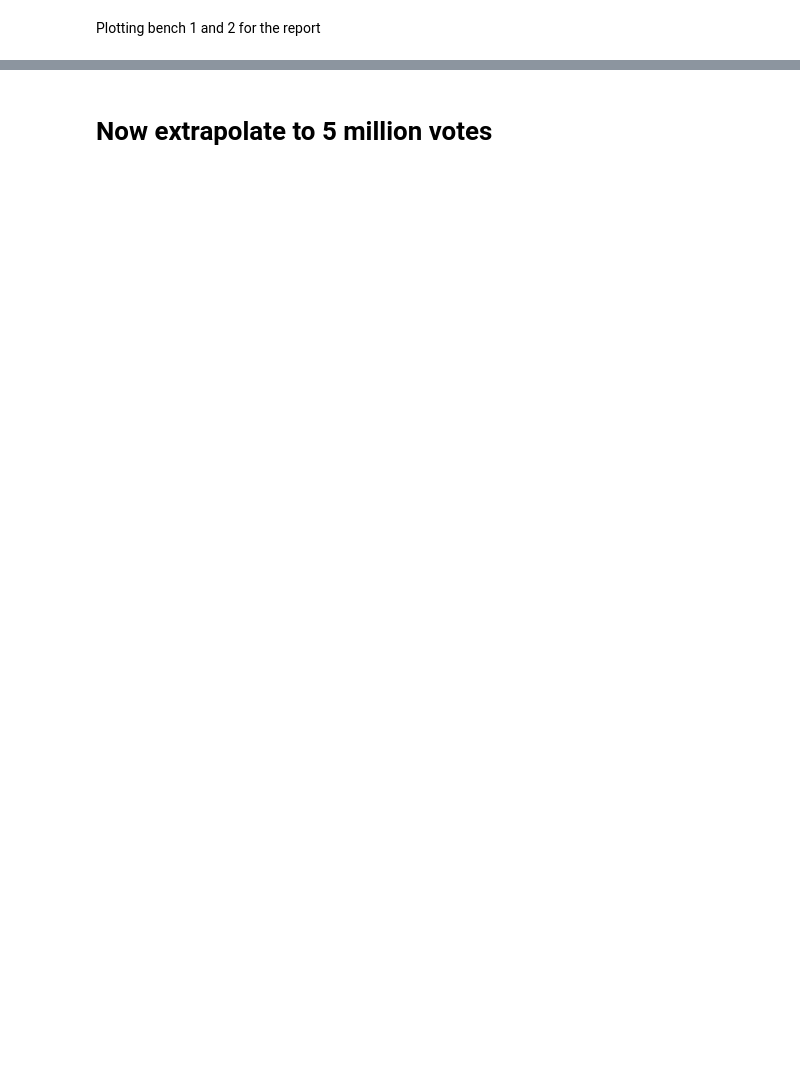
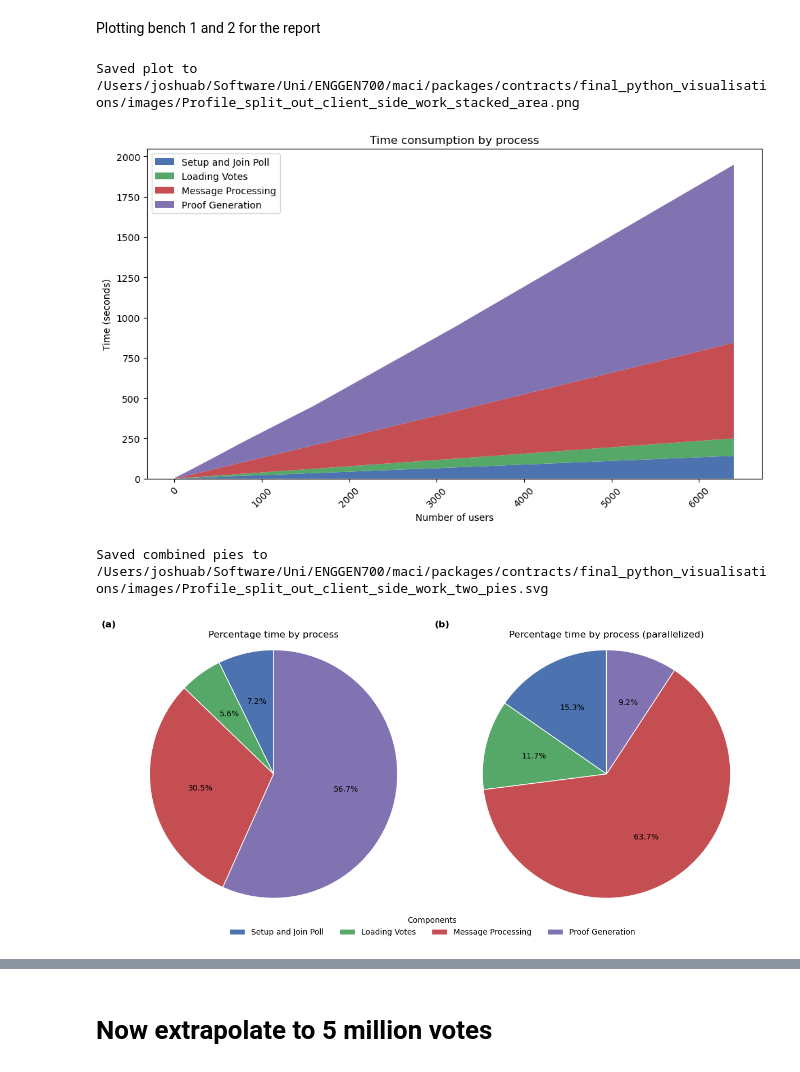
Before and after one commit to SOFTENG700-2025-TEAM-54/maci-testing-fork, a Jupyter notebook: packages/contracts/final_python_visualisations/time_proportions_notebook.ipynb, the cells around one changed output, grey strips where cells are left out. Saved outputs shown, nothing was run; the diff lists cells and outputs as text; code cells hidden in the pictures; blank space fills up the shorter version.

Commit message:
Tidy up visualization code

```diff
--- a/packages/contracts/final_python_visualisations/time_proportions_notebook.ipynb
+++ b/packages/contracts/final_python_visualisations/time_proportions_notebook.ipynb
@@ -202,7 +206,7 @@ def plot(filename, title, sections_or_fields: Dict):
 
     ax.tick_params(axis="x", rotation=45)
 
-    out_png = json_path.with_name(json_path.stem + "_stacked_area.png")
+    out_png = Path("images") / json_path.with_name(json_path.stem + "_stacked_area.png")
     plt.tight_layout()
     plt.savefig(out_png, dpi=600)
     print(f"Saved plot to {out_png.resolve()}")
@@ -287,31 +291,65 @@ def plot_pies_side_by_side(
         startangle=90,
         autopct=autopct_func,
         wedgeprops=dict(linewidth=1, edgecolor="white"),
     )
     ax2.set_title(title2)
     ax2.axis("equal")
     ax2.text(-0.05, 1.05, "(b)", transform=ax2.transAxes, fontsize=12, fontweight="bold", va="bottom")
 
     # Single shared legend below the charts (no overlap).
     legend_handles = [Patch(facecolor=color_map[l], edgecolor="white") for l in unified_labels]
     fig.legend(
         legend_handles,
         unified_labels,
         title="Components",
         loc="lower center",
         ncol=min(4, len(unified_labels)),
         frameon=False,
     )
 
     if figure_title:
         fig.suptitle(figure_title, y=0.98)
 
     # Leave room at the bottom for the legend and tighten.
     fig.subplots_adjust(bottom=0.20)
     plt.tight_layout(rect=[0, 0.08, 1, 0.97])
 
     # Save next to the first file by default.
-    out_png = Path(file1).with_name(Path(file1).stem + "_two_pies.svg")
+    out_png = Path("images") / Path(file1).with_name(Path(file1).stem + "_two_pies.svg")
     plt.savefig(out_png, dpi=300, transparent=True, format="svg")
     print(f"Saved combined pies to {out_png.resolve()}")
     plt.show()
+
+PROOF_BENCH_2_TITLE = "Time consumption by process"
+PROOF_BENCH_2_FIELDS = {
+    "Setup and Join Poll" : ["SIGN_UP", "UPDATE_POLL", "JOIN_POLL"],
+    "Loading Votes": ["TOTAL_VALID_VOTES"],
+    "Message Processing": ["PROCESS_MESSAGES"],
+    "Proof Generation": ["TALLY_PROOFS"],
+}
+plot(PROOF_BENCH_2_OUTPUT_FILE, PROOF_BENCH_2_TITLE, PROOF_BENCH_2_FIELDS)
+
+PARALLEL_BENCH_FIELDS = PROOF_BENCH_2_FIELDS.copy()
+del PARALLEL_BENCH_FIELDS["Proof Generation"]
+PARALLEL_BENCH_FIELDS["Proof Generation"] = ["SAVE_CIRCUIT_INPUTS"]
+
+plot_pies_side_by_side(
+    left=(
+        PROOF_BENCH_2_OUTPUT_FILE,
+        PROOF_BENCH_2_FIELDS,
+        6400,
+        "Percentage time by process",
+    ),
+    right=(
+        PROOF_BENCH_3_OUTPUT_FILE,
+        PARALLEL_BENCH_FIELDS,
+        6400,
+        "Percentage time by process (parallelized)",
+    ),
+    figure_title=None,  # or set a common title string if you want
+)
+# %% [output]
+Saved plot to /Users/joshuab/Software/Uni/ENGGEN700/maci/packages/contracts/final_python_visualisations/images/Profile_split_out_client_side_work_stacked_area.png
+[figure, added]
+Saved combined pies to /Users/joshuab/Software/Uni/ENGGEN700/maci/packages/contracts/final_python_visualisations/images/Profile_split_out_client_side_work_two_pies.svg
+[figure, added]
```
Also changed, not shown: parts of 6 cells of this notebook, 13 other files.
